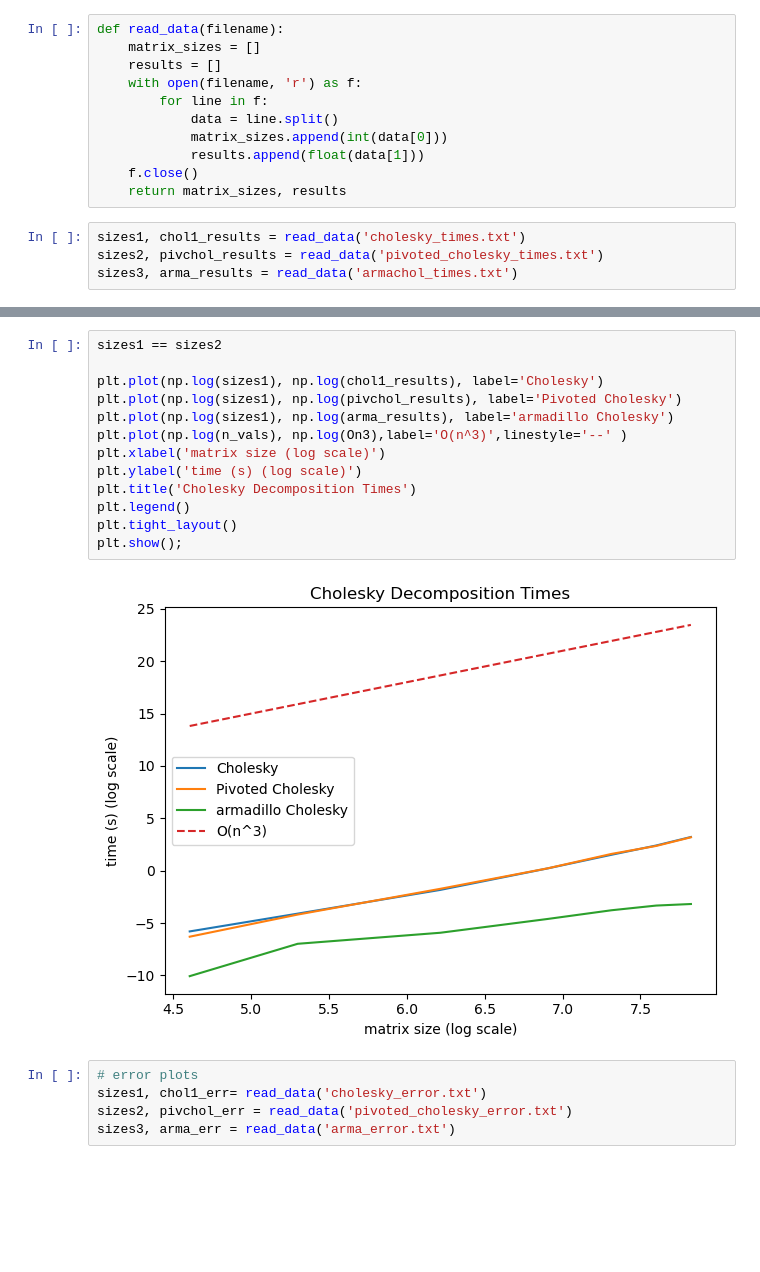
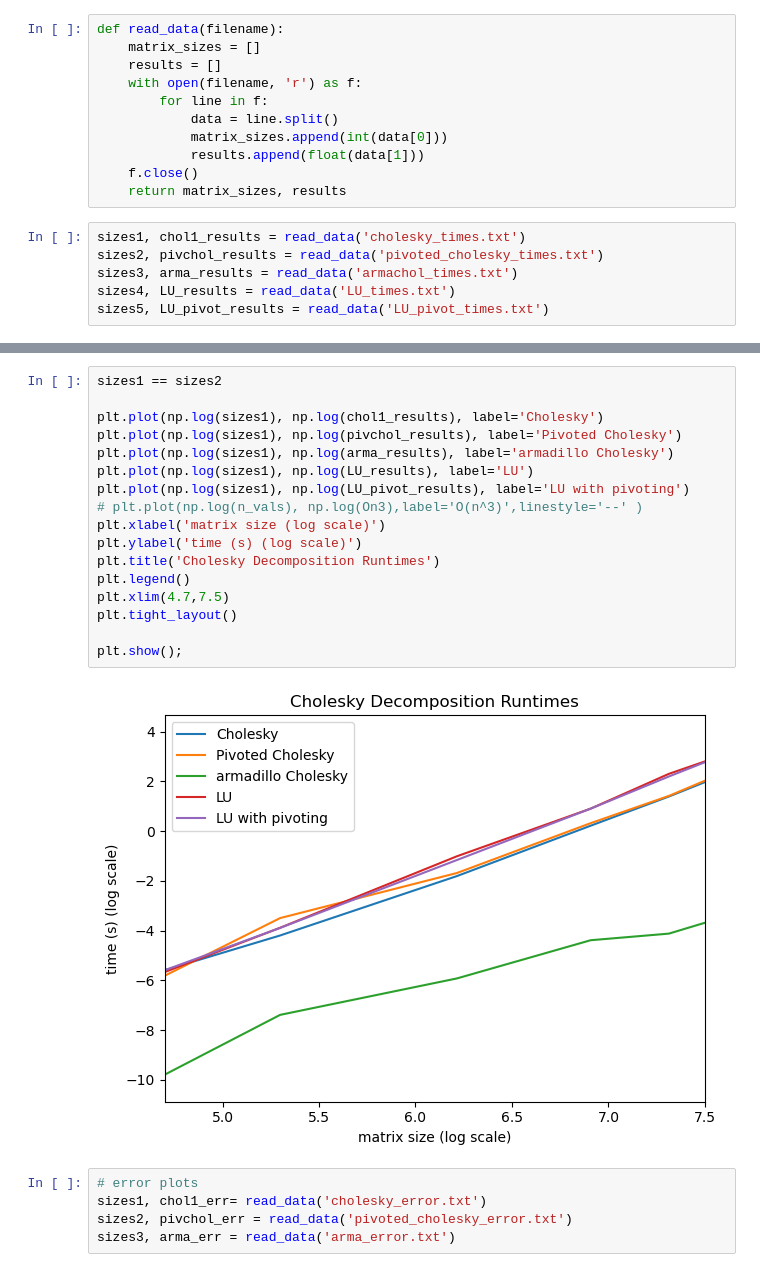
Before and after one commit to jaycee-pang/final_chem279, a Jupyter notebook: data/plots.ipynb, the cells around one changed output, grey strips where cells are left out. Cells and saved outputs as stored; diff of their text form; blank space fills up the shorter version.

```diff
--- a/data/plots.ipynb
+++ b/data/plots.ipynb
@@ -20,6 +20,8 @@ def read_data(filename):
 sizes1, chol1_results = read_data('cholesky_times.txt')
 sizes2, pivchol_results = read_data('pivoted_cholesky_times.txt')
 sizes3, arma_results = read_data('armachol_times.txt')
+sizes4, LU_results = read_data('LU_times.txt')
+sizes5, LU_pivot_results = read_data('LU_pivot_times.txt')
 # %%
 sizes1 == sizes2
 n_vals = np.arange(sizes1[0], sizes1[-1])
@@ -39,18 +44,22 @@ plt.show();
 # %%
 sizes1 == sizes2
 
 plt.plot(np.log(sizes1), np.log(chol1_results), label='Cholesky')
 plt.plot(np.log(sizes1), np.log(pivchol_results), label='Pivoted Cholesky')
 plt.plot(np.log(sizes1), np.log(arma_results), label='armadillo Cholesky')
-plt.plot(np.log(n_vals), np.log(On3),label='O(n^3)',linestyle='--' )
+plt.plot(np.log(sizes1), np.log(LU_results), label='LU')
+plt.plot(np.log(sizes1), np.log(LU_pivot_results), label='LU with pivoting')
+# plt.plot(np.log(n_vals), np.log(On3),label='O(n^3)',linestyle='--' )
 plt.xlabel('matrix size (log scale)')
 plt.ylabel('time (s) (log scale)')
-plt.title('Cholesky Decomposition Times')
+plt.title('Cholesky Decomposition Runtimes')
 plt.legend()
+plt.xlim(4.7,7.5)
 plt.tight_layout()
+
 plt.show();
 # %% [output]
-[figure, old version]
+[figure, new version]
 # %%
 # error plots
 sizes1, chol1_err= read_data('cholesky_error.txt')
```
Also changed, not shown: parts of 4 cells of this notebook, 21 other files.
